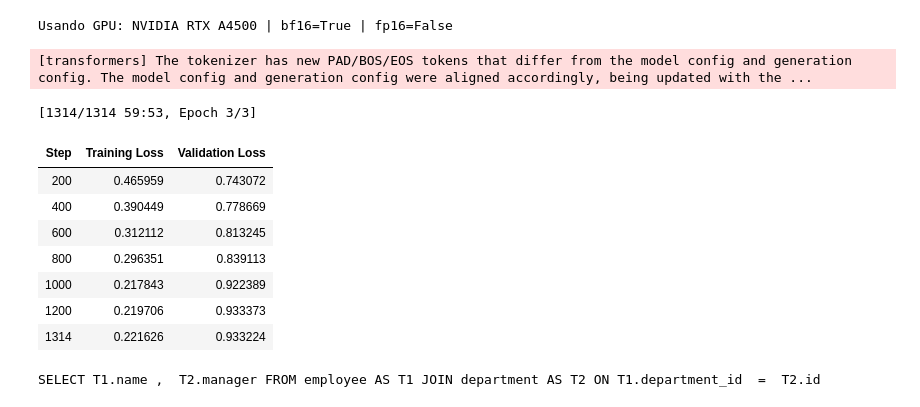
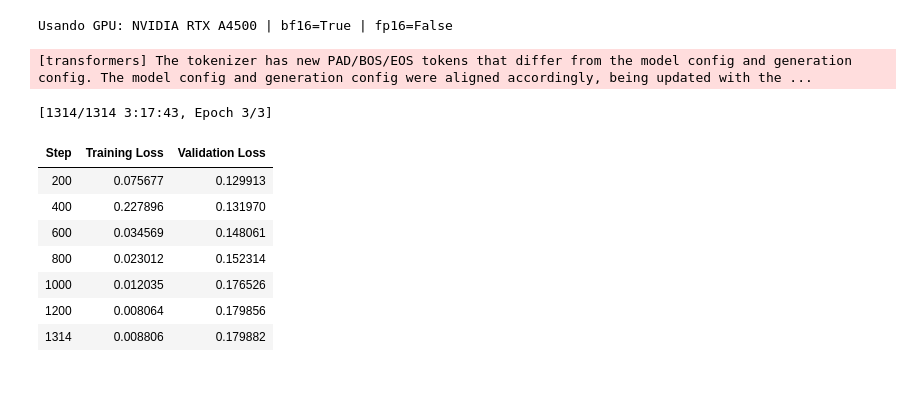
Before and after one commit to Igor-Zwirtes/llm-nl-to-sql, a Jupyter notebook: train.ipynb, the cells around one changed output. Saved outputs shown, nothing was run; the diff lists cells and outputs as text; code cells hidden in the pictures.

```diff
--- a/train.ipynb
+++ b/train.ipynb
@@ -36,0 +19,6 @@ Warning: You are sending unauthenticated requests to the HF Hub. Please set a HF
+# %%
+SPIDER_DB_PATH   = "/mnt/storage_C1/igorzwirtes/poster_ic/spider/database"  # para os .sqlite
+SPIDER_TABLES_JSON = "/mnt/storage_C1/igorzwirtes/poster_ic/spider/tables.json"  # para o schema
+
+with open(SPIDER_TABLES_JSON) as f:
+    tables_data = json.load(f)
@@ -49,9 +87,31 @@ else:
     print("Usando CPU")
 # %% [output]
 Usando GPU: NVIDIA RTX A4500 | bf16=True | fp16=False
+# %%
+class SQLOnlyTrainer(SFTTrainer):
+    def compute_loss(self, model, inputs, return_outputs=False, **kwargs):
+        input_ids      = inputs["input_ids"]
+        attention_mask = inputs["attention_mask"]
+        labels         = input_ids.clone()
+
+        # Identifica onde começa o turno do assistant
+        # O chat template do Qwen usa <|im_start|>assistant como marcador
+        assistant_token_id = tokenizer.encode("<|im_start|>", add_special_tokens=False)[0]
+
+        for i in range(labels.shape[0]):
+            ids   = input_ids[i].tolist()
+            # Acha a última ocorrência do marcador de assistant
+            start = len(ids) - 1
+            for j in range(len(ids) - 1, -1, -1):
+                if ids[j] == assistant_token_id:
+                    start = j + 2  # pula "<|im_start|>assistant\n"
+                    break
+            labels[i, :start] = -100  # mascara prompt, loss=0 aqui
+
+        outputs = model(input_ids=input_ids, attention_mask=attention_mask, labels=labels)
+        loss    = outputs.loss
+        return (loss, outputs) if return_outputs else loss
 # %%
-compute_dtype = torch.bfloat16 if use_bf16 else torch.float16
-
 bnb_config = BitsAndBytesConfig(
     load_in_4bit=True,
     bnb_4bit_quant_type="nf4",
@@ -98,7 +158,7 @@ sft_config = SFTConfig(
     eval_steps=200,
     save_steps=200,
     save_total_limit=3,
-    load_best_model_at_end=True,
+    load_best_model_at_end=False,
     report_to="none",
     max_length=1024,
     dataset_text_field="text",
@@ -107,7 +167,7 @@ sft_config = SFTConfig(
     pad_token="<|endoftext|>",
 )
 
-trainer = SFTTrainer(
+trainer = SQLOnlyTrainer(
     model=model,
     train_dataset=train_data,
     eval_dataset=val_data,
@@ -116,15 +176,15 @@ trainer = SFTTrainer(
 )
 # %%
 trainer.train()
-trainer.save_model("./qwen-spider-finetuned32/r64q4a128")
+trainer.save_model("./qwen-spider-finetuned/r64q4a128_2")
 # %% [output]
 [transformers] The tokenizer has new PAD/BOS/EOS tokens that differ from the model config and generation config. The model config and generation config were aligned accordingly, being updated with the ...
-[1314/1314 59:53, Epoch 3/3]
+[1314/1314 3:17:43, Epoch 3/3]
 | Step | Training Loss | Validation Loss |
-| 200 | 0.465959 | 0.743072 |
-| 400 | 0.390449 | 0.778669 |
-| 600 | 0.312112 | 0.813245 |
-| 800 | 0.296351 | 0.839113 |
-| 1000 | 0.217843 | 0.922389 |
-| 1200 | 0.219706 | 0.933373 |
-| 1314 | 0.221626 | 0.933224 |
+| 200 | 0.075677 | 0.129913 |
+| 400 | 0.227896 | 0.131970 |
+| 600 | 0.034569 | 0.148061 |
+| 800 | 0.023012 | 0.152314 |
+| 1000 | 0.012035 | 0.176526 |
+| 1200 | 0.008064 | 0.179856 |
+| 1314 | 0.008806 | 0.179882 |
@@ -173,4 +190,0 @@ def generate_sql(question, db_id):
-# %%
-print(generate_sql("Find the names of employees and their department managers.", "concert_singer"))
-# %% [output]
-SELECT T1.name ,  T2.manager FROM employee AS T1 JOIN department AS T2 ON T1.department_id  =  T2.id
```
Also changed, not shown: parts of 7 cells of this notebook, 2 other files.
